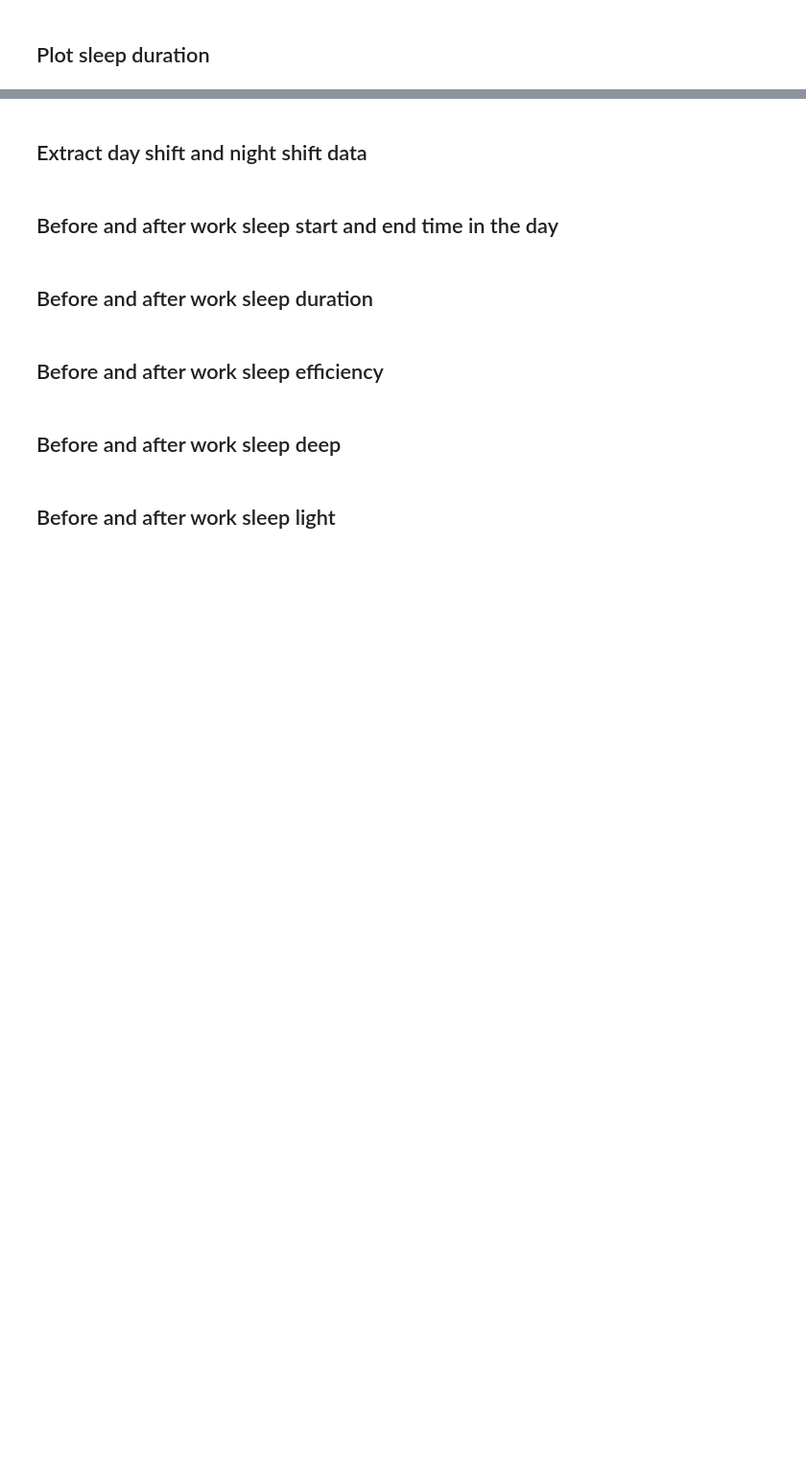
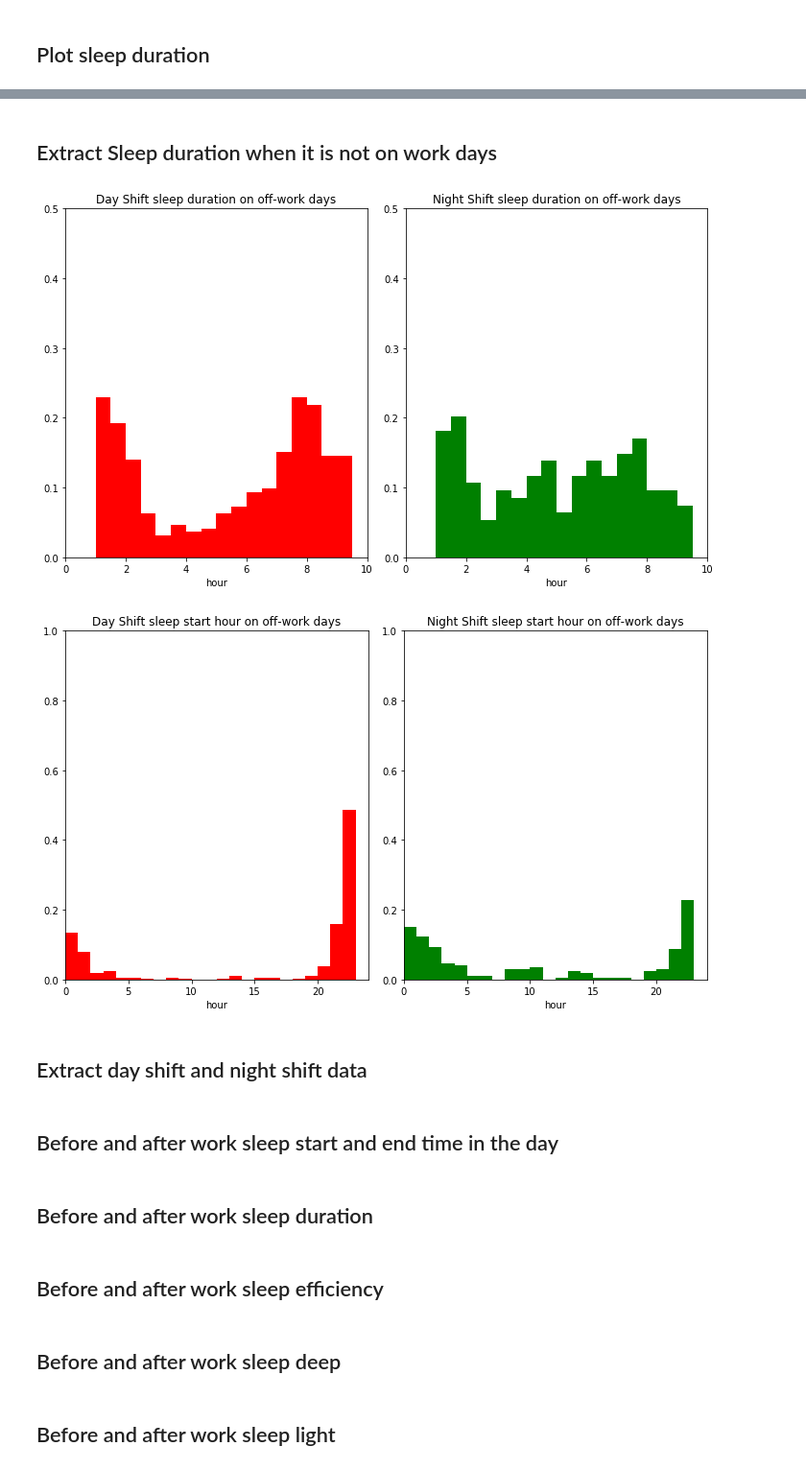
Before and after one commit to usc-sail/tiles-time-series, a Jupyter notebook: nurse_work_day_sleep_stat.ipynb, the cells around one changed output, grey strips where cells are left out. Shown at 96% size. Drawn from its saved outputs; the diff is of its cells as text; code cells hidden in the pictures; blank space fills up the shorter version.

```diff
--- a/nurse_work_day_sleep_stat.ipynb
+++ b/nurse_work_day_sleep_stat.ipynb
@@ -81,3 +82,81 @@ plt.show()
+# %% [markdown]
+## Extract Sleep duration when it is not on work days
+# %%
+data = []
+
+# Day shift
+day_shift_sleep_off_work_days = sleep_off_work.loc[sleep_off_work['shift_type'] == 1]
+day_shift_sleep_off_work_days = np.array(day_shift_sleep_off_work_days['duration_in_seconds']) / 3600
+data.append(day_shift_sleep_off_work_days)
+
+# Night shift
+night_shift_sleep_off_work_days = sleep_off_work.loc[sleep_off_work['shift_type'] == 0]
+night_shift_sleep_off_work_days = np.array(night_shift_sleep_off_work_days['duration_in_seconds']) / 3600
+data.append(night_shift_sleep_off_work_days)
+
+# color
+color = ['r', 'g']
+
+# Title
+title = ['Day Shift sleep duration on off-work days', 'Night Shift sleep duration on off-work days']
+
+fig, axes = plt.subplots(nrows=1, ncols=2, figsize=(10, 6))
+
+num_of_bins = np.arange(0, 10, 0.5)
+
+for i in range(len(axes.flatten())):
+    axes[i].set_xlim([0, 10])
+    axes[i].set_ylim([0, 0.5])
+    axes[i].set_xlabel('hour', fontsize=10)
+
+    axes[i].hist(list(data[i]), normed=True, bins=num_of_bins, color=color[i])
+    axes[i].set_title(title[i])
+
+fig.tight_layout()
+plt.show()
+
+
+data = []
+
+# Day shift
+day_shift_sleep_off_work_days = sleep_off_work.loc[sleep_off_work['shift_type'] == 1]
+day_shift_sleep_off_work_days = day_shift_sleep_off_work_days.loc[day_shift_sleep_off_work_days['duration_in_seconds'] > 3600 * 3]
+day_shift_sleep_off_work_days = pd.to_datetime(day_shift_sleep_off_work_days['start_recording_time'])
+day_shift_sleep_off_work_days = np.array([time.hour for time in day_shift_sleep_off_work_days])
+
+data.append(day_shift_sleep_off_work_days)
+
+# Night shift
+night_shift_sleep_off_work_days = sleep_off_work.loc[sleep_off_work['shift_type'] == 0]
+night_shift_sleep_off_work_days = night_shift_sleep_off_work_days.loc[night_shift_sleep_off_work_days['duration_in_seconds'] > 3600 * 3]
+night_shift_sleep_off_work_days = pd.to_datetime(night_shift_sleep_off_work_days['start_recording_time'])
+night_shift_sleep_off_work_days = np.array([time.hour for time in night_shift_sleep_off_work_days])
+
+data.append(night_shift_sleep_off_work_days)
+
+# color
+color = ['r', 'g']
+
+# Title
+title = ['Day Shift sleep start hour on off-work days', 'Night Shift sleep start hour on off-work days']
+
+fig, axes = plt.subplots(nrows=1, ncols=2, figsize=(10, 6))
+
+num_of_bins = range(0, 24, 1)
+
+for i in range(len(axes.flatten())):
+    axes[i].set_xlim([0, 24])
+    axes[i].set_ylim([0, 1])
+    axes[i].set_xlabel('hour', fontsize=10)
+
+    axes[i].hist(list(data[i]), normed=True, bins=num_of_bins, color=color[i])
+    axes[i].set_title(title[i])
+
+fig.tight_layout()
+plt.show()
+# %% [output]
+[figure, added]
+[figure, added]
 # %% [markdown]
 ## Extract day shift and night shift data
 # %% [markdown]
```
Also changed, not shown: parts of 3 cells of this notebook, 5 other files.
